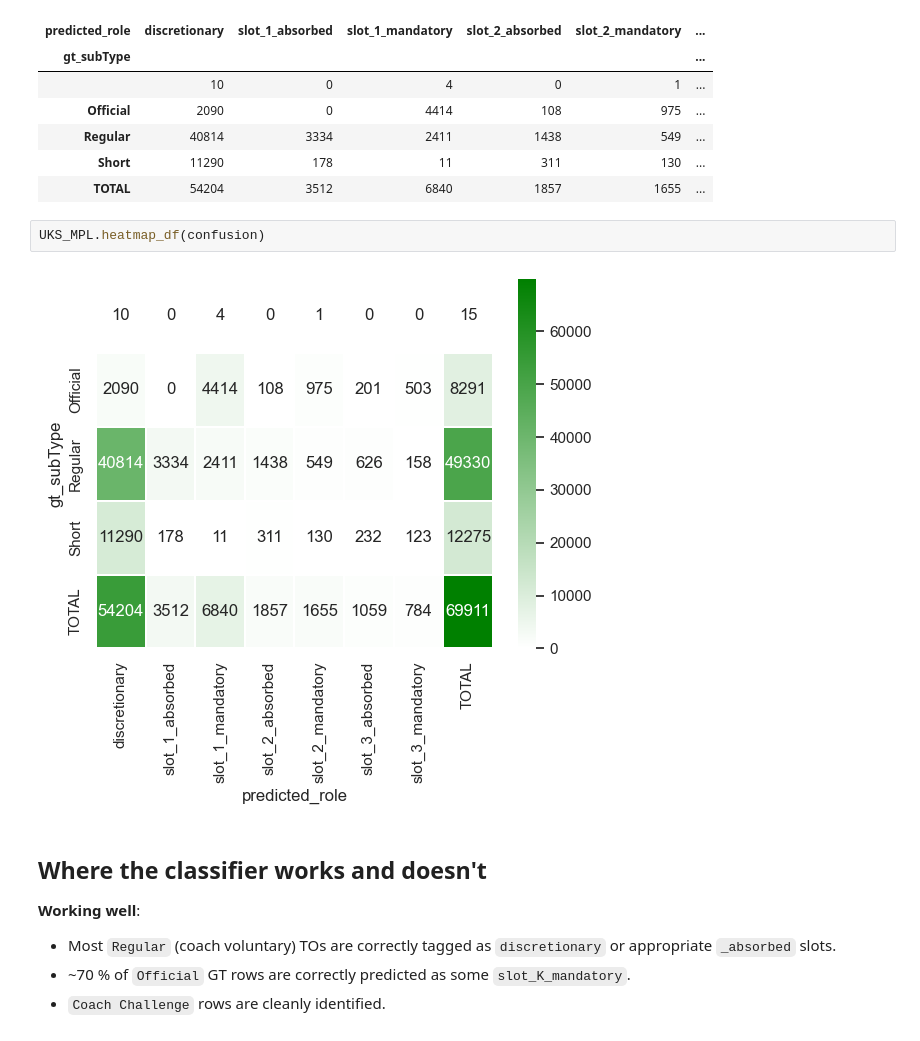
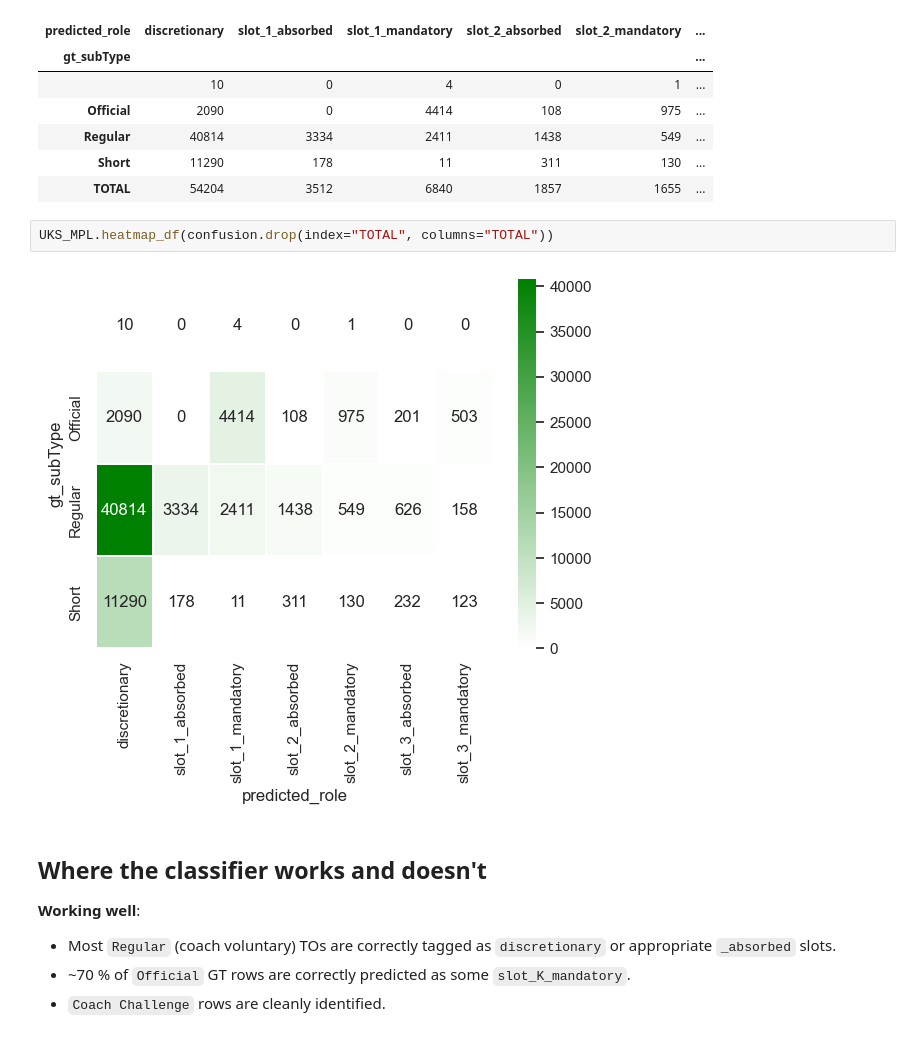
Before and after one commit to akseldkw07/NBA-Timeout-Impact, a Jupyter notebook: Notebooks/TV-Timeout-Injection.ipynb, the cells around one changed output. Cells and saved outputs as stored; diff of their text form.

```diff
--- a/Notebooks/TV-Timeout-Injection.ipynb
+++ b/Notebooks/TV-Timeout-Injection.ipynb
@@ -184,9 +184,9 @@ confusion
 | Short | 11290 | 178 | 11 | 311 | 130 | ... |
 | TOTAL | 54204 | 3512 | 6840 | 1857 | 1655 | ... |
 # %%
-UKS_MPL.heatmap_df(confusion)
+UKS_MPL.heatmap_df(confusion.drop(index="TOTAL", columns="TOTAL"))
 # %% [output]
-[figure, old version]
+[figure, new version]
 # %% [markdown]
 ## Where the classifier works and doesn't
 
```
Also changed, not shown: parts of 14 cells of this notebook, 7 other files.
